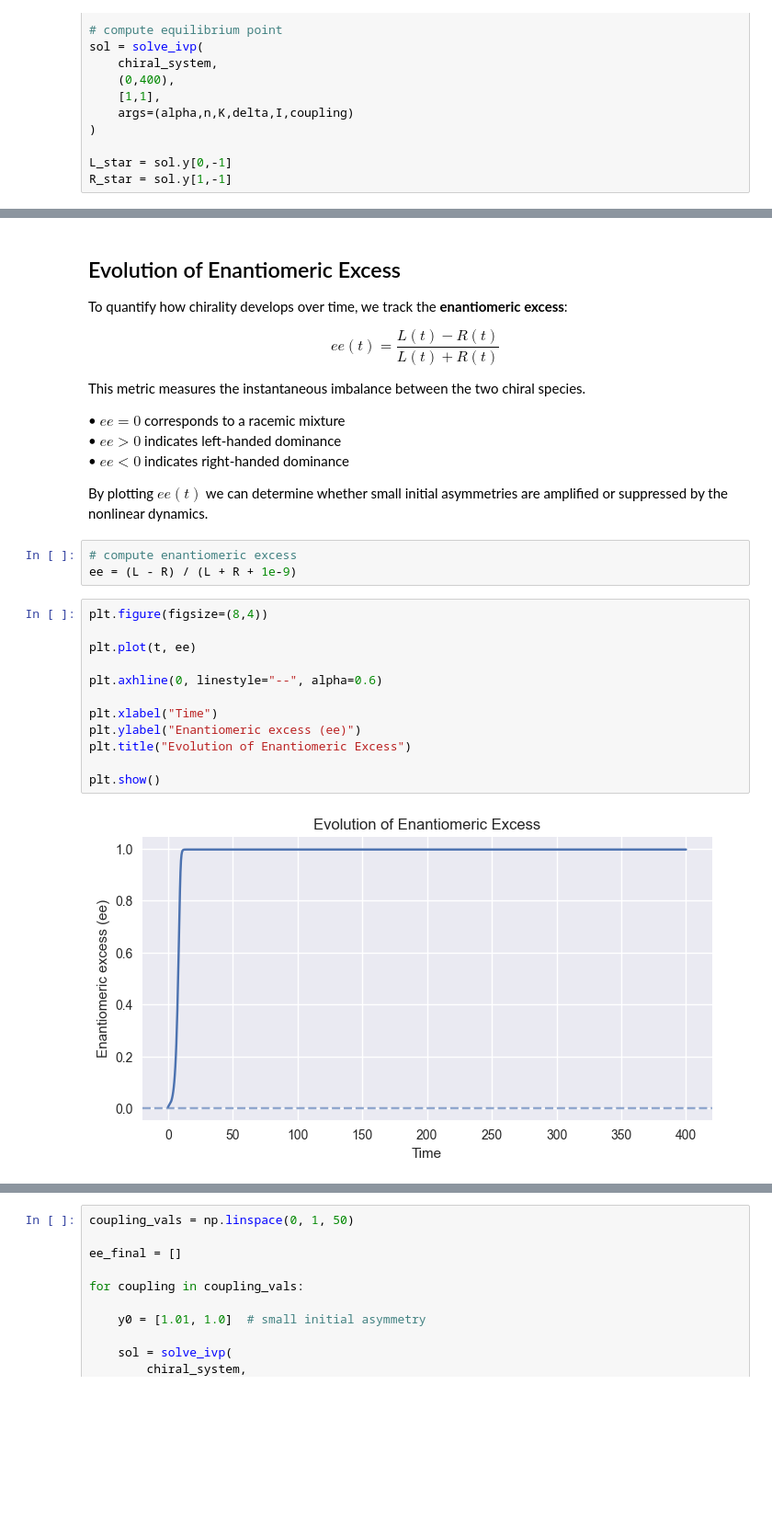
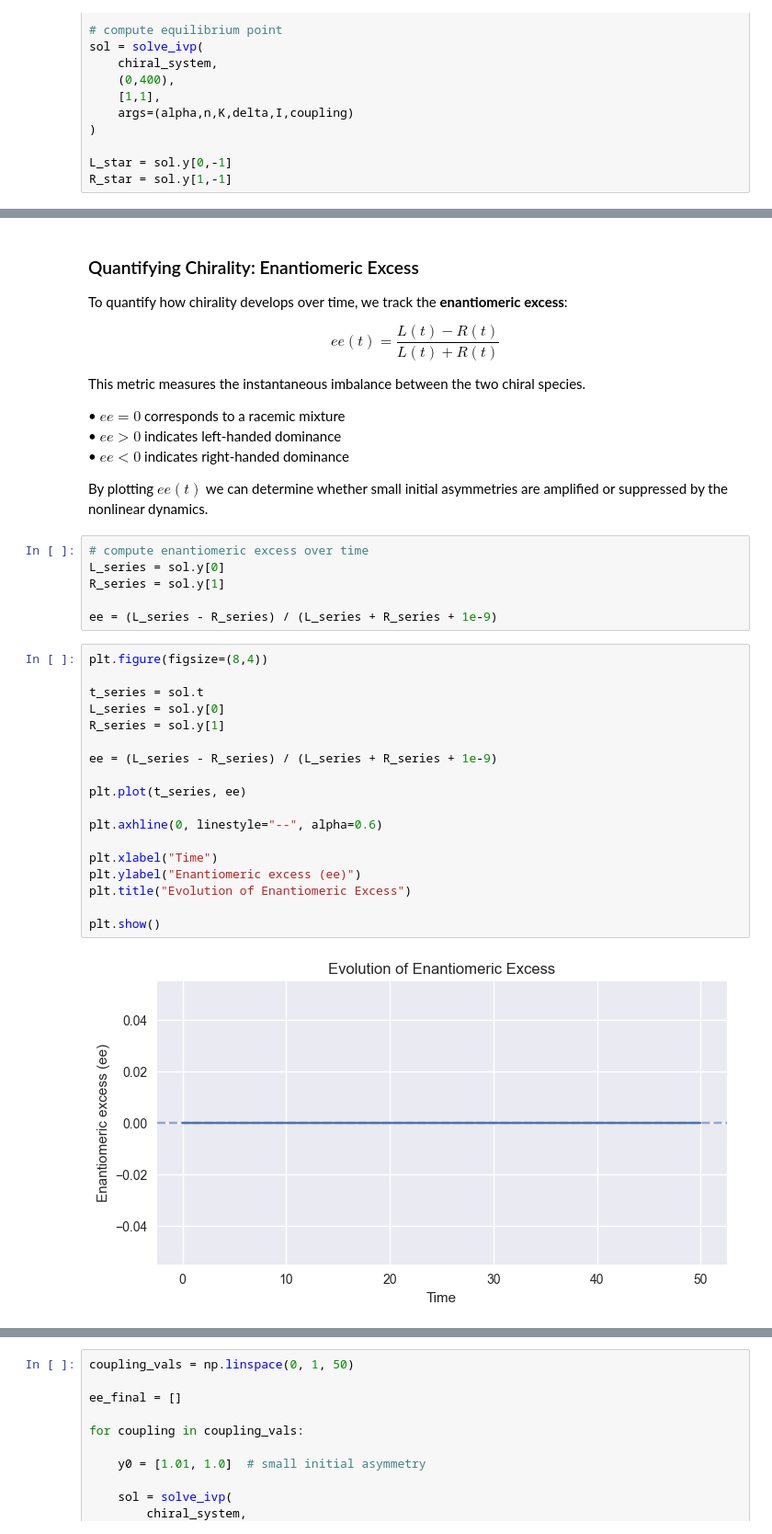
Before and after one commit to nyllade/life-dynamical-attractor, a Jupyter notebook: attractor_model.ipynb, the cells around one changed output, grey strips where cells are left out. Shown at 92% size. Saved outputs shown, nothing was run; the diff lists cells and outputs as text; blank space fills up the shorter version.

```diff
--- a/attractor_model.ipynb
+++ b/attractor_model.ipynb
@@ -1375,7 +1383,7 @@ The red point marks the equilibrium $(L^*,R^*) \approx (0.12,0.12)$. Trajectorie
 
 The phase portrait shown here corresponds to the racemic regime (strong mutual inhibition). In contrast, the time-series simulations above were generated in the weak-coupling regime, where symmetry breaking occurs and the system evolves toward a homochiral state.
 # %% [markdown]
-## Evolution of Enantiomeric Excess
+### Quantifying Chirality: Enantiomeric Excess
 
 To quantify how chirality develops over time, we track the **enantiomeric excess**:
 
@@ -1391,19 +1399,28 @@ This metric measures the instantaneous imbalance between the two chiral species.
 
 By plotting $ee(t)$ we can determine whether small initial asymmetries are amplified or suppressed by the nonlinear dynamics.
 # %%
-# compute enantiomeric excess
-ee = (L - R) / (L + R + 1e-9)
+# compute enantiomeric excess over time
+L_series = sol.y[0]
+R_series = sol.y[1]
+
+ee = (L_series - R_series) / (L_series + R_series + 1e-9)
 # %%
 plt.figure(figsize=(8,4))
 
-plt.plot(t, ee)
+t_series = sol.t
+L_series = sol.y[0]
+R_series = sol.y[1]
+
+ee = (L_series - R_series) / (L_series + R_series + 1e-9)
+
+plt.plot(t_series, ee)
 
 plt.axhline(0, linestyle="--", alpha=0.6)
 
 plt.xlabel("Time")
 plt.ylabel("Enantiomeric excess (ee)")
 plt.title("Evolution of Enantiomeric Excess")
 
 plt.show()
 # %% [output]
-[figure, old version]
+[figure, new version]
```
Also changed, not shown: parts of 25 cells of this notebook, 1 other file.
